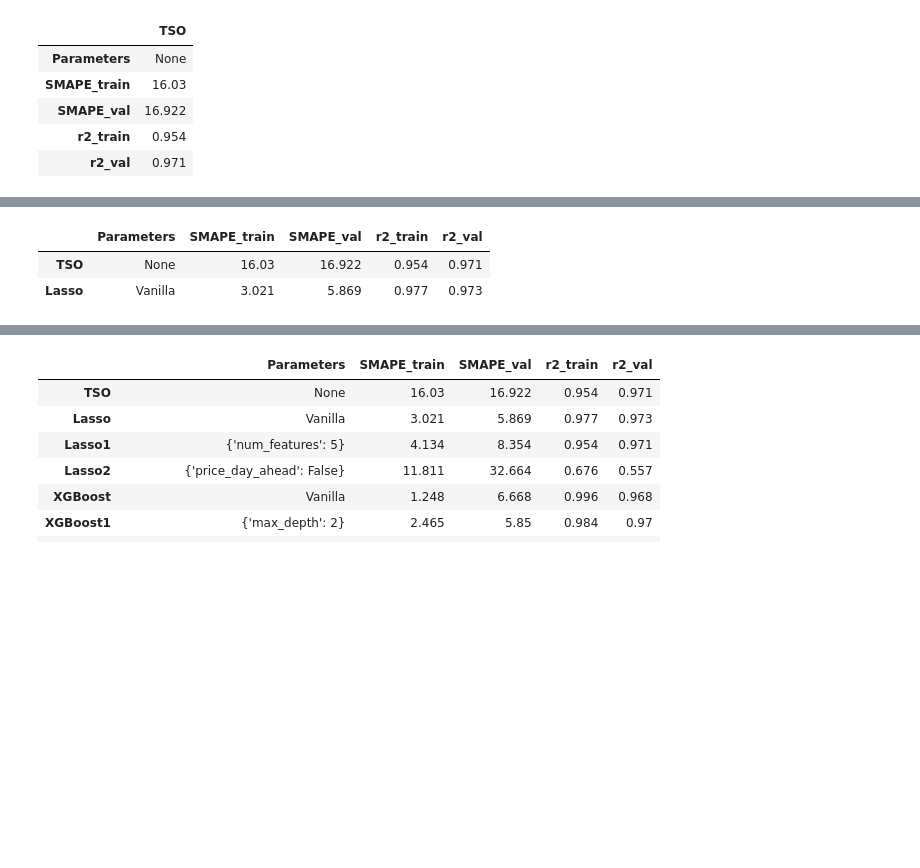
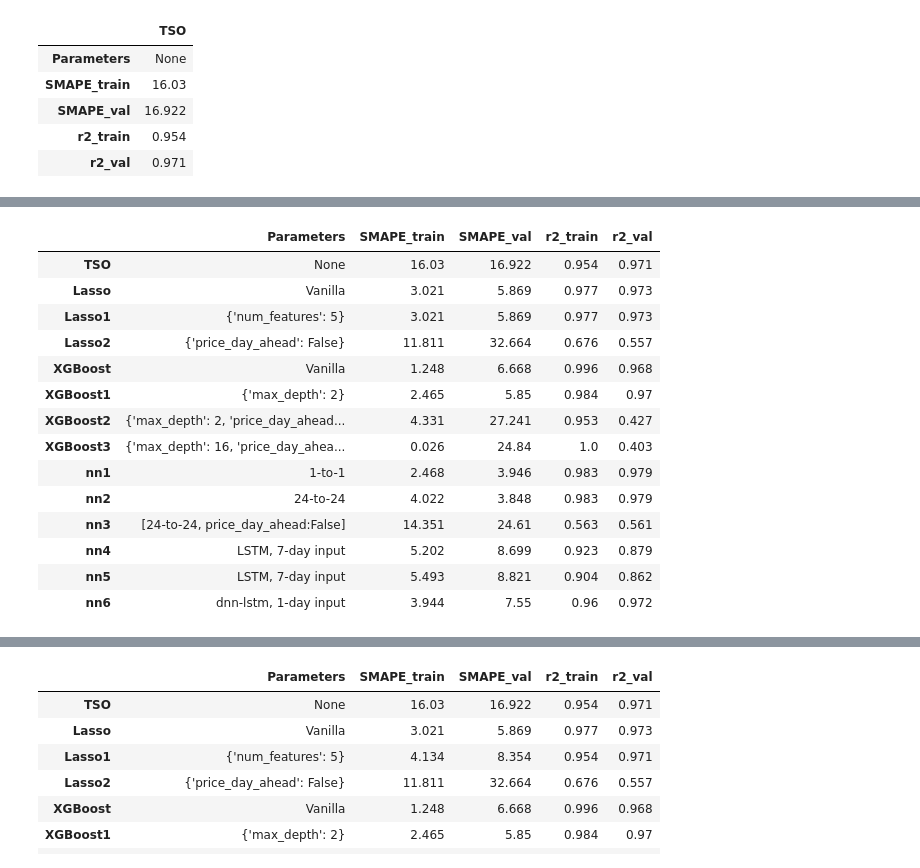
Before and after one commit to EvanHolder/Predicting-Energy-Markets-in-Spain, a Jupyter notebook: notebooks/capstone.ipynb, the cells around one changed output, grey strips where cells are left out. Saved outputs shown, nothing was run; the diff lists cells and outputs as text; code cells hidden in the pictures; blank space fills up the shorter version.

```diff
--- a/notebooks/capstone.ipynb
+++ b/notebooks/capstone.ipynb
@@ -206,0 +261,14 @@ To begin we'll split the data into training (2015-2019) and validation (2020). N
+# %%
+X_train, y_train, X_val, y_val = split_data(df_nn, 2020, 'price_actual')
+X_train_lstm = X_train.filter(regex='lag')
+X_train_dnn = X_train.drop(columns=X_train_lstm.columns)
+X_val_lstm = X_val.filter(regex='lag')
+X_val_dnn = X_val.drop(columns=X_val_lstm.columns)
+X_train_dnn, y_train_dnn = resample((X_train_dnn, y_train), 24, 24, 24)
+X_val_dnn, y_val_dnn = resample((X_val_dnn, y_val), 24, 24, 24)
+X_train_lstm, y_train_lstm = resample((X_train_lstm, y_train), 24, 24, 24)
+X_val_lstm, y_val_lstm = resample((X_val_lstm, y_val), 24, 24, 24)
+results_actual['nn6'] = compute_metrics(nn6,
+                                        'dnn-lstm, 1-day input',
+                                        ([X_train_dnn, X_train_lstm],y_train),
+                                        ([X_val_dnn, X_val_lstm],y_val))
@@ -207,24 +300,30 @@ To begin we'll split the data into training (2015-2019) and validation (2020). N
 # %%
 # Split the data
 X_train, y_train, X_val, y_val = split_data(df_lr, 2020, 'price_actual')
 
 # Instatiate and fit model on
 lasso = Lasso(max_iter=10000)
 lasso.fit(X_train, y_train)
 
 # Add results of vanilla lasso to dataframe
 results_actual['Lasso'] = compute_metrics(lasso, 'Vanilla', (X_train, y_train), (X_val, y_val))
-
-# Save model
-with open('../models/Lasso.pickle', 'wb') as f:
-    pickle.dump(lasso, f)
-
-# Preview
 results_actual.T
 # %% [output]
 |  | Parameters | SMAPE_train | SMAPE_val | r2_train | r2_val |
 | TSO | None | 16.03 | 16.922 | 0.954 | 0.971 |
 | Lasso | Vanilla | 3.021 | 5.869 | 0.977 | 0.973 |
+| Lasso1 | {'num_features': 5} | 3.021 | 5.869 | 0.977 | 0.973 |
+| Lasso2 | {'price_day_ahead': False} | 11.811 | 32.664 | 0.676 | 0.557 |
+| XGBoost | Vanilla | 1.248 | 6.668 | 0.996 | 0.968 |
+| XGBoost1 | {'max_depth': 2} | 2.465 | 5.85 | 0.984 | 0.97 |
+| XGBoost2 | {'max_depth': 2, 'price_day_ahead... | 4.331 | 27.241 | 0.953 | 0.427 |
+| XGBoost3 | {'max_depth': 16, 'price_day_ahea... | 0.026 | 24.84 | 1.0 | 0.403 |
+| nn1 | 1-to-1 | 2.468 | 3.946 | 0.983 | 0.979 |
+| nn2 | 24-to-24 | 4.022 | 3.848 | 0.983 | 0.979 |
+| nn3 | [24-to-24, price_day_ahead:False] | 14.351 | 24.61 | 0.563 | 0.561 |
+| nn4 | LSTM, 7-day input | 5.202 | 8.699 | 0.923 | 0.879 |
+| nn5 | LSTM, 7-day input | 5.493 | 8.821 | 0.904 | 0.862 |
+| nn6 | dnn-lstm, 1-day input | 3.944 | 7.55 | 0.96 | 0.972 |
 # %%
 with open('../models/lasso_vanilla.pickle', 'rb') as file:
     lasso_test = pickle.load(file)
```
Also changed, not shown: parts of 52 cells of this notebook.
